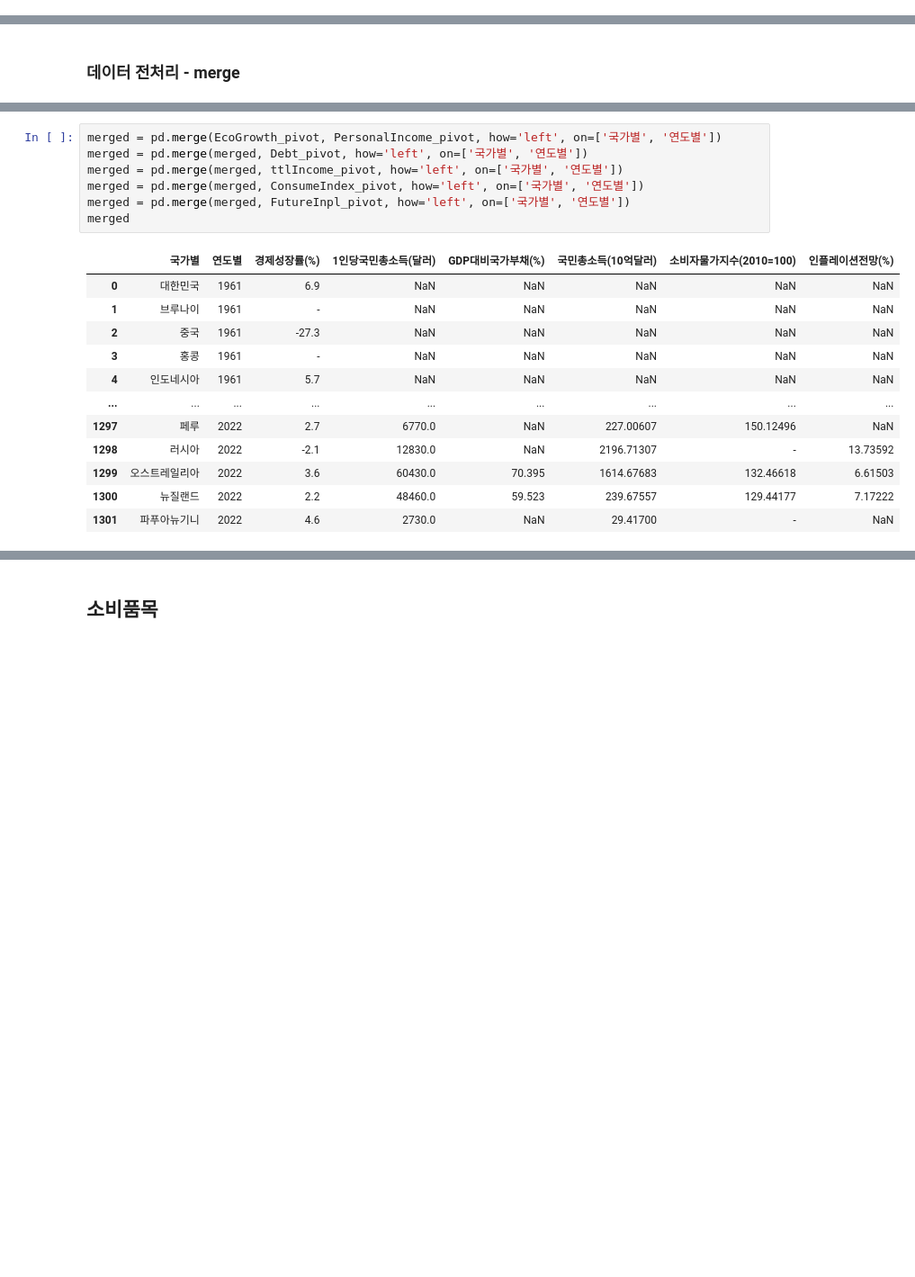
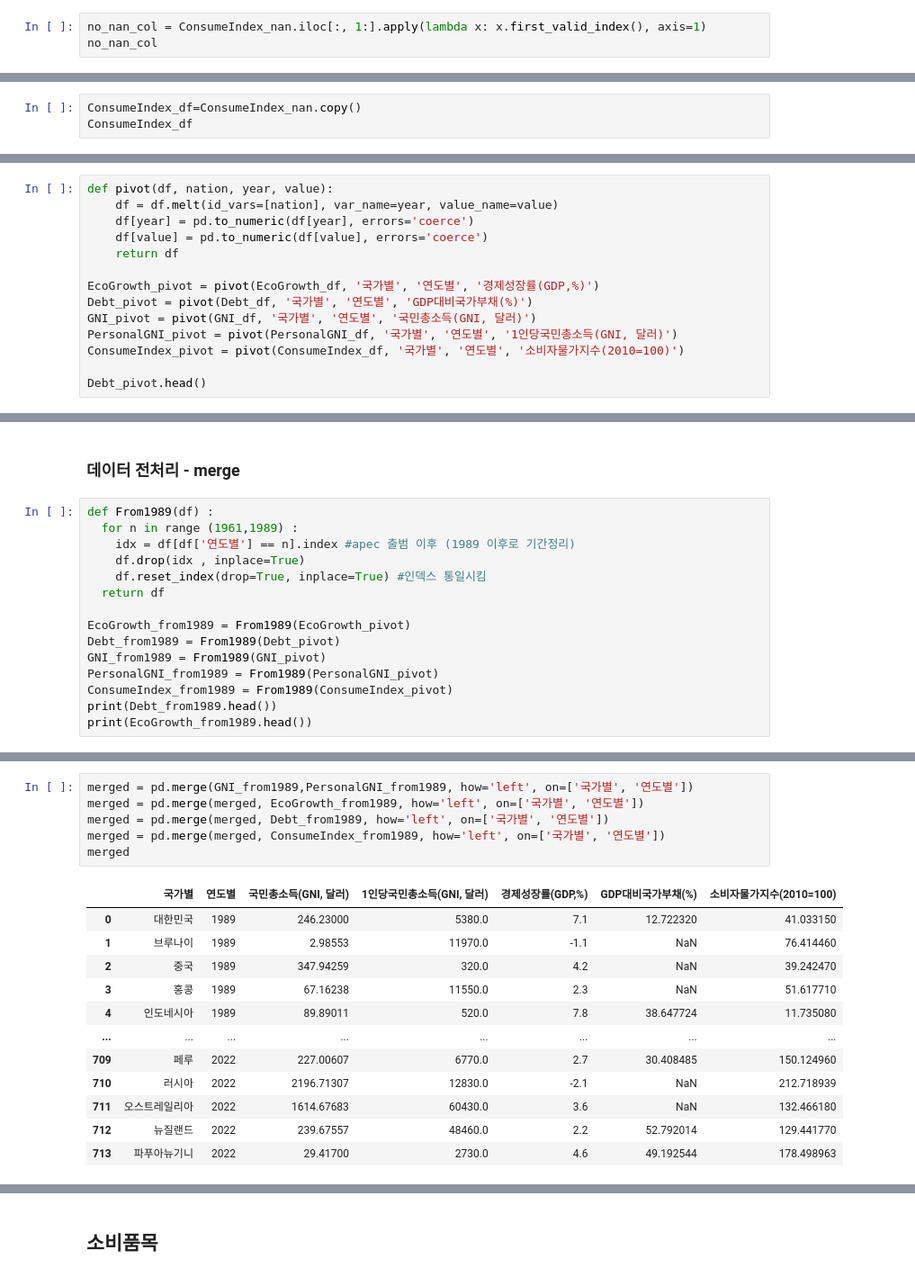
Before and after one commit to sooohyeonkim/Apec_Economic_Analysis, a Jupyter notebook: APEC_Economic_Analysis_EDA.ipynb, the cells around one changed output, grey strips where cells are left out. Shown at 90% size. Cells and saved outputs as stored; diff of their text form; blank space fills up the shorter version.

```diff
--- a/APEC_Economic_Analysis_EDA.ipynb
+++ b/APEC_Economic_Analysis_EDA.ipynb
@@ -381,0 +552,3 @@ test
+# %%
+no_nan_col = ConsumeIndex_nan.iloc[:, 1:].apply(lambda x: x.first_valid_index(), axis=1)
+no_nan_col
@@ -381,0 +617,3 @@ test
+# %%
+ConsumeIndex_df=ConsumeIndex_nan.copy()
+ConsumeIndex_df
@@ -381,0 +688,14 @@ test
+# %%
+def pivot(df, nation, year, value):
+    df = df.melt(id_vars=[nation], var_name=year, value_name=value)
+    df[year] = pd.to_numeric(df[year], errors='coerce')
+    df[value] = pd.to_numeric(df[value], errors='coerce')
+    return df
+
+EcoGrowth_pivot = pivot(EcoGrowth_df, '국가별', '연도별', '경제성장률(GDP,%)')
+Debt_pivot = pivot(Debt_df, '국가별', '연도별', 'GDP대비국가부채(%)')
+GNI_pivot = pivot(GNI_df, '국가별', '연도별', '국민총소득(GNI, 달러)')
+PersonalGNI_pivot = pivot(PersonalGNI_df, '국가별', '연도별', '1인당국민총소득(GNI, 달러)')
+ConsumeIndex_pivot = pivot(ConsumeIndex_df, '국가별', '연도별', '소비자물가지수(2010=100)')
+
+Debt_pivot.head()
@@ -382,2 +757,17 @@ test
 # %% [markdown]
 ### 데이터 전처리 - merge
+# %%
+def From1989(df) :
+  for n in range (1961,1989) :
+    idx = df[df['연도별'] == n].index #apec 출범 이후 (1989 이후로 기간정리)
+    df.drop(idx , inplace=True)
+    df.reset_index(drop=True, inplace=True) #인덱스 통일시킴
+  return df
+
+EcoGrowth_from1989 = From1989(EcoGrowth_pivot)
+Debt_from1989 = From1989(Debt_pivot)
+GNI_from1989 = From1989(GNI_pivot)
+PersonalGNI_from1989 = From1989(PersonalGNI_pivot)
+ConsumeIndex_from1989 = From1989(ConsumeIndex_pivot)
+print(Debt_from1989.head())
+print(EcoGrowth_from1989.head())
@@ -384,20 +804,19 @@ test
 # %%
-merged = pd.merge(EcoGrowth_pivot, PersonalIncome_pivot, how='left', on=['국가별', '연도별'])
-merged = pd.merge(merged, Debt_pivot, how='left', on=['국가별', '연도별'])
-merged = pd.merge(merged, ttlIncome_pivot, how='left', on=['국가별', '연도별'])
-merged = pd.merge(merged, ConsumeIndex_pivot, how='left', on=['국가별', '연도별'])
-merged = pd.merge(merged, FutureInpl_pivot, how='left', on=['국가별', '연도별'])
+merged = pd.merge(GNI_from1989,PersonalGNI_from1989, how='left', on=['국가별', '연도별'])
+merged = pd.merge(merged, EcoGrowth_from1989, how='left', on=['국가별', '연도별'])
+merged = pd.merge(merged, Debt_from1989, how='left', on=['국가별', '연도별'])
+merged = pd.merge(merged, ConsumeIndex_from1989, how='left', on=['국가별', '연도별'])
 merged
 # %% [output]
-|  | 국가별 | 연도별 | 경제성장률(%) | 1인당국민총소득(달러) | GDP대비국가부채(%) | 국민총소득(10억달러) | 소비자물가지수(2010=100) | 인플레이션전망(%) |
-| 0 | 대한민국 | 1961 | 6.9 | NaN | NaN | NaN | NaN | NaN |
-| 1 | 브루나이 | 1961 | - | NaN | NaN | NaN | NaN | NaN |
-| 2 | 중국 | 1961 | -27.3 | NaN | NaN | NaN | NaN | NaN |
-| 3 | 홍콩 | 1961 | - | NaN | NaN | NaN | NaN | NaN |
-| 4 | 인도네시아 | 1961 | 5.7 | NaN | NaN | NaN | NaN | NaN |
-| ... | ... | ... | ... | ... | ... | ... | ... | ... |
-| 1297 | 페루 | 2022 | 2.7 | 6770.0 | NaN | 227.00607 | 150.12496 | NaN |
-| 1298 | 러시아 | 2022 | -2.1 | 12830.0 | NaN | 2196.71307 | - | 13.73592 |
-| 1299 | 오스트레일리아 | 2022 | 3.6 | 60430.0 | 70.395 | 1614.67683 | 132.46618 | 6.61503 |
-| 1300 | 뉴질랜드 | 2022 | 2.2 | 48460.0 | 59.523 | 239.67557 | 129.44177 | 7.17222 |
-| 1301 | 파푸아뉴기니 | 2022 | 4.6 | 2730.0 | NaN | 29.41700 | - | NaN |
+|  | 국가별 | 연도별 | 국민총소득(GNI, 달러) | 1인당국민총소득(GNI, 달러) | 경제성장률(GDP,%) | GDP대비국가부채(%) | 소비자물가지수(2010=100) |
+| 0 | 대한민국 | 1989 | 246.23000 | 5380.0 | 7.1 | 12.722320 | 41.033150 |
+| 1 | 브루나이 | 1989 | 2.98553 | 11970.0 | -1.1 | NaN | 76.414460 |
+| 2 | 중국 | 1989 | 347.94259 | 320.0 | 4.2 | NaN | 39.242470 |
+| 3 | 홍콩 | 1989 | 67.16238 | 11550.0 | 2.3 | NaN | 51.617710 |
+| 4 | 인도네시아 | 1989 | 89.89011 | 520.0 | 7.8 | 38.647724 | 11.735080 |
+| ... | ... | ... | ... | ... | ... | ... | ... |
+| 709 | 페루 | 2022 | 227.00607 | 6770.0 | 2.7 | 30.408485 | 150.124960 |
+| 710 | 러시아 | 2022 | 2196.71307 | 12830.0 | -2.1 | NaN | 212.718939 |
+| 711 | 오스트레일리아 | 2022 | 1614.67683 | 60430.0 | 3.6 | NaN | 132.466180 |
+| 712 | 뉴질랜드 | 2022 | 239.67557 | 48460.0 | 2.2 | 52.792014 | 129.441770 |
+| 713 | 파푸아뉴기니 | 2022 | 29.41700 | 2730.0 | 4.6 | 49.192544 | 178.498963 |
```
Also changed, not shown: parts of 62 cells of this notebook.
